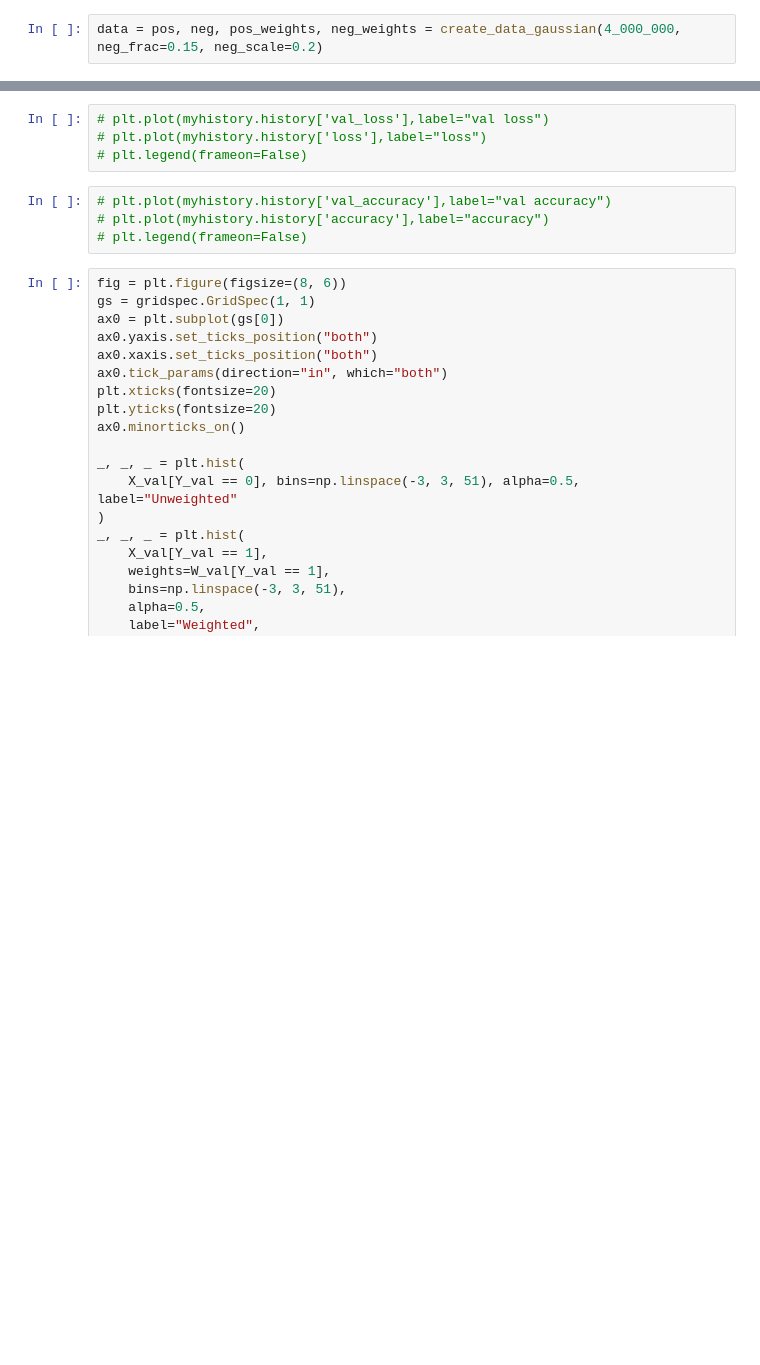
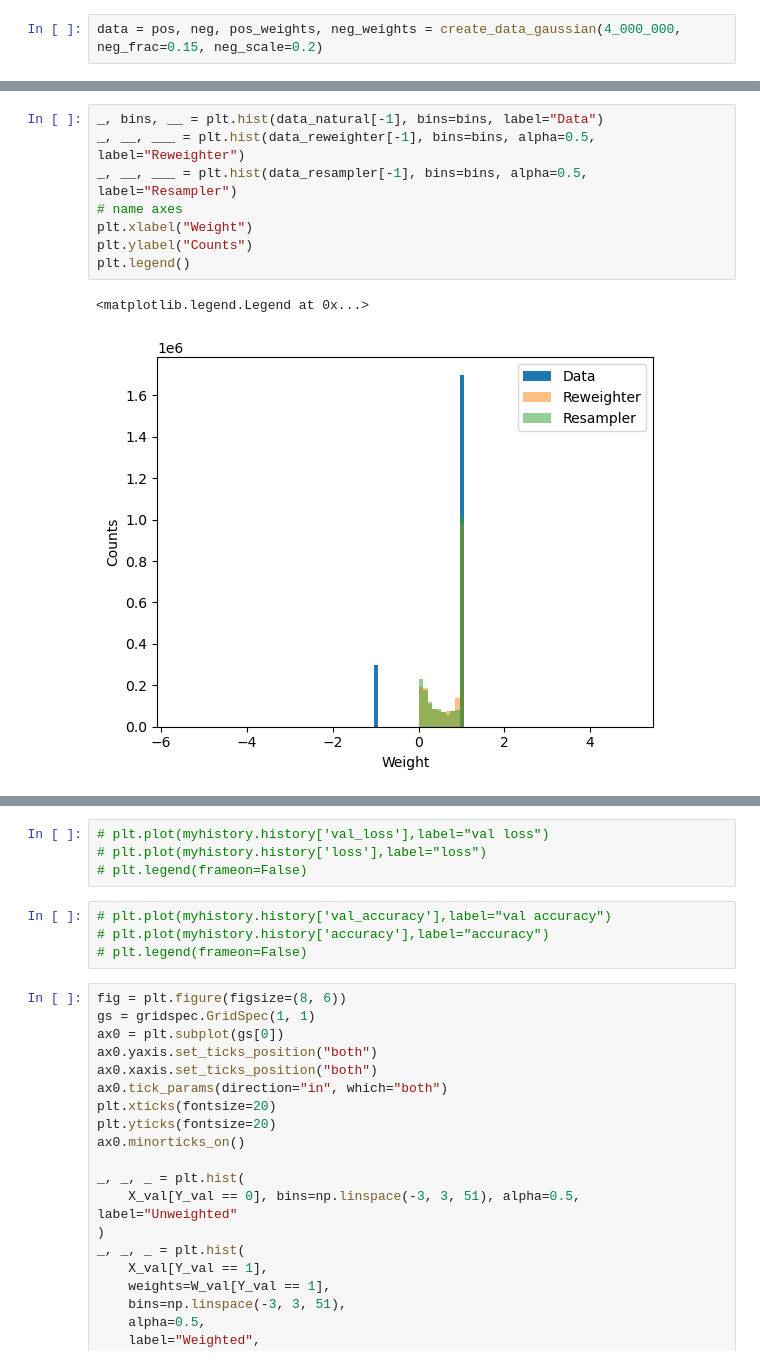
Before and after one commit to Nollde/weight_refiner, a Jupyter notebook: GaussianExample.ipynb, the cells around one changed output, grey strips where cells are left out. Cells and saved outputs as stored; diff of their text form; blank space fills up the shorter version.

```diff
--- a/GaussianExample.ipynb
+++ b/GaussianExample.ipynb
@@ -175,0 +62,11 @@ plt.legend()
+# %%
+_, bins, __ = plt.hist(data_natural[-1], bins=bins, label="Data")
+_, __, ___ = plt.hist(data_reweighter[-1], bins=bins, alpha=0.5, label="Reweighter")
+_, __, ___ = plt.hist(data_resampler[-1], bins=bins, alpha=0.5, label="Resampler")
+# name axes
+plt.xlabel("Weight")
+plt.ylabel("Counts")
+plt.legend()
+# %% [output]
+<matplotlib.legend.Legend at 0x...>
+[figure, added]
```
Also changed, not shown: parts of 20 cells of this notebook, 2 other files.
